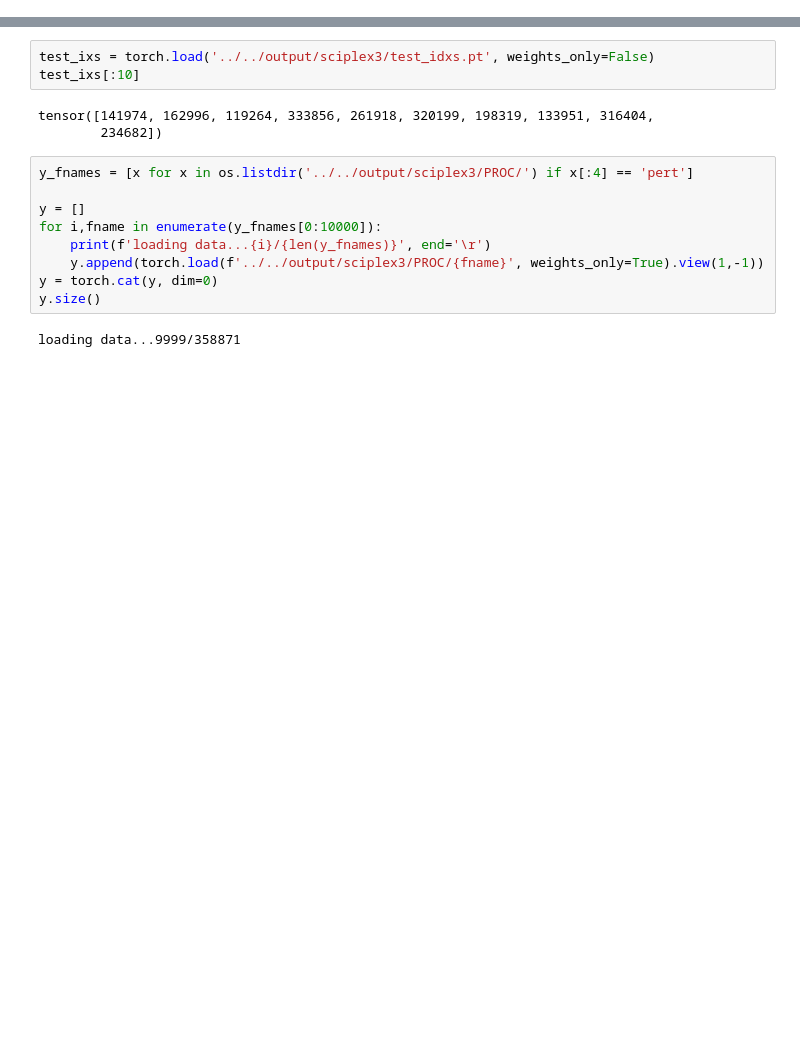
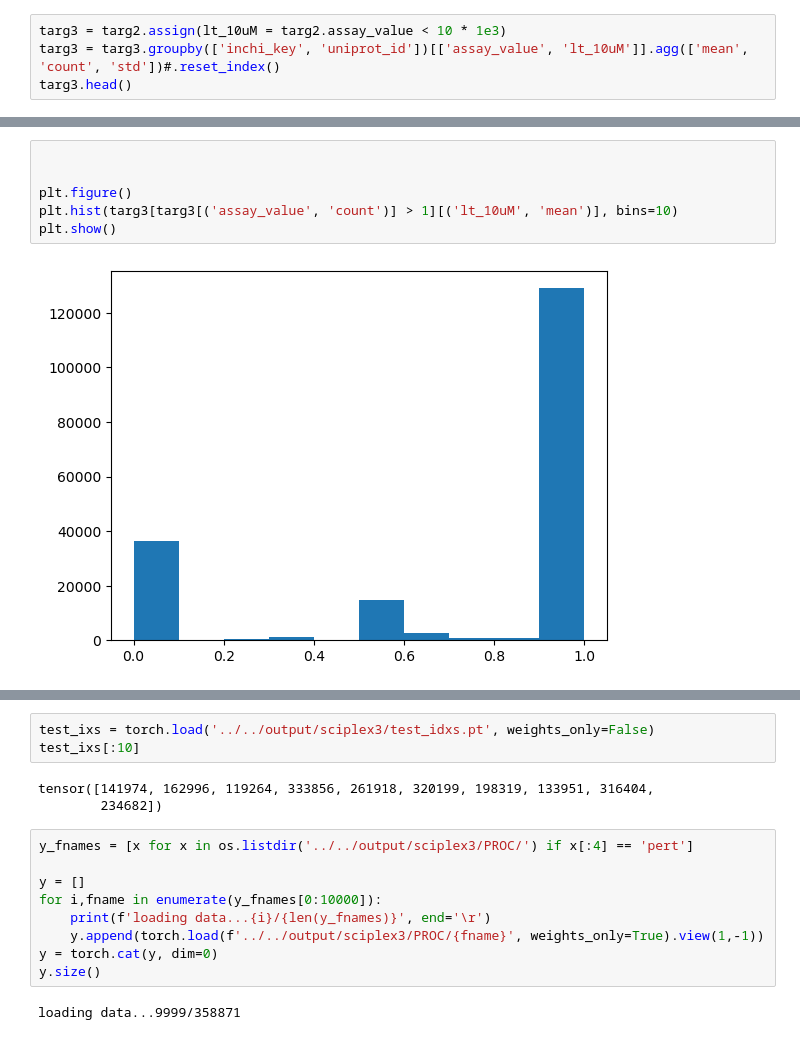
Before and after one commit to nathanieljevans/gsnn-lib, a Jupyter notebook: notebooks/_dev/_dev.ipynb, the cells around one changed output, grey strips where cells are left out. Saved outputs shown, nothing was run; the diff lists cells and outputs as text; blank space fills up the shorter version.

```diff
--- a/notebooks/_dev/_dev.ipynb
+++ b/notebooks/_dev/_dev.ipynb
@@ -25,0 +281,4 @@ The autoreload extension is already loaded. To reload it, use:
+# %%
+targ3 = targ2.assign(lt_10uM = targ2.assay_value < 10 * 1e3)
+targ3 = targ3.groupby(['inchi_key', 'uniprot_id'])[['assay_value', 'lt_10uM']].agg(['mean', 'count', 'std'])#.reset_index()
+targ3.head()
@@ -25,0 +294,8 @@ The autoreload extension is already loaded. To reload it, use:
+# %%
+
+
+plt.figure()
+plt.hist(targ3[targ3[('assay_value', 'count')] > 1][('lt_10uM', 'mean')], bins=10)
+plt.show()
+# %% [output]
+[figure, added]
```
Also changed, not shown: parts of 36 cells of this notebook, 27 other files.
